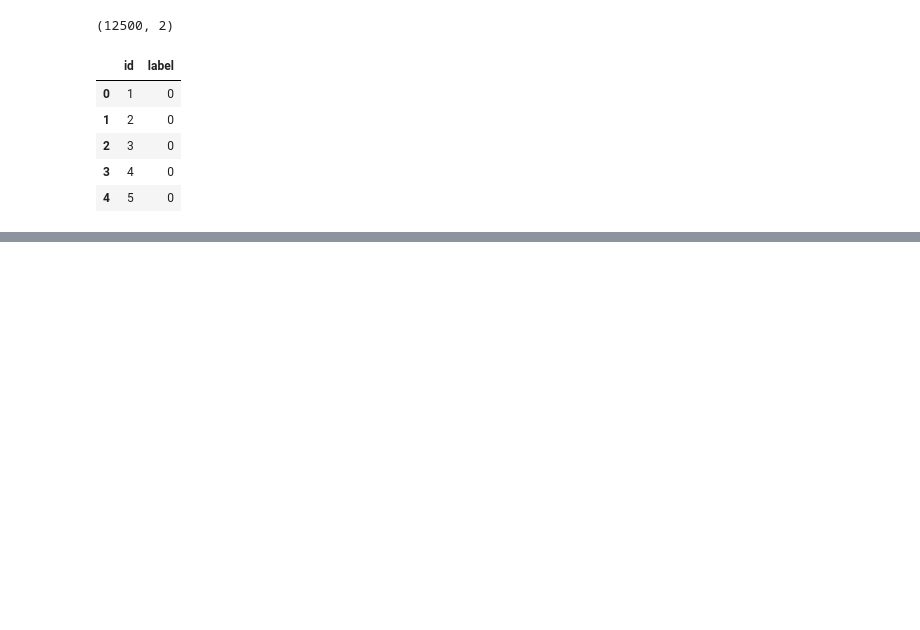
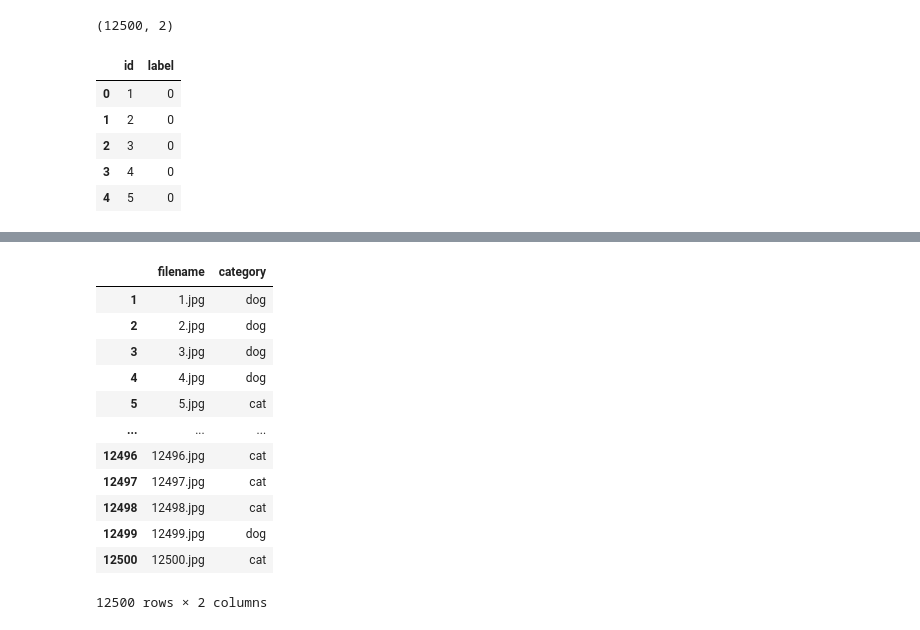
Before and after one commit to imvdharmesh/Dcodetech, a Jupyter notebook: Deep Learning/Lectures/Convolutional Neural Networks.ipynb, the cells around one changed output, grey strips where cells are left out. Cells and saved outputs as stored; diff of their text form; code cells hidden in the pictures; blank space fills up the shorter version.

```diff
--- a/Deep Learning/Lectures/Convolutional Neural Networks.ipynb
+++ b/Deep Learning/Lectures/Convolutional Neural Networks.ipynb
@@ -533,0 +518,16 @@ pd.read_csv('sample_submission.csv')
+# %%
+test_df.sort_index()
+# %% [output]
+|  | filename | category |
+| 1 | 1.jpg | dog |
+| 2 | 2.jpg | dog |
+| 3 | 3.jpg | dog |
+| 4 | 4.jpg | dog |
+| 5 | 5.jpg | cat |
+| ... | ... | ... |
+| 12496 | 12496.jpg | cat |
+| 12497 | 12497.jpg | cat |
+| 12498 | 12498.jpg | cat |
+| 12499 | 12499.jpg | dog |
+| 12500 | 12500.jpg | cat |
+12500 rows × 2 columns
```
Also changed, not shown: parts of 9 cells of this notebook.
